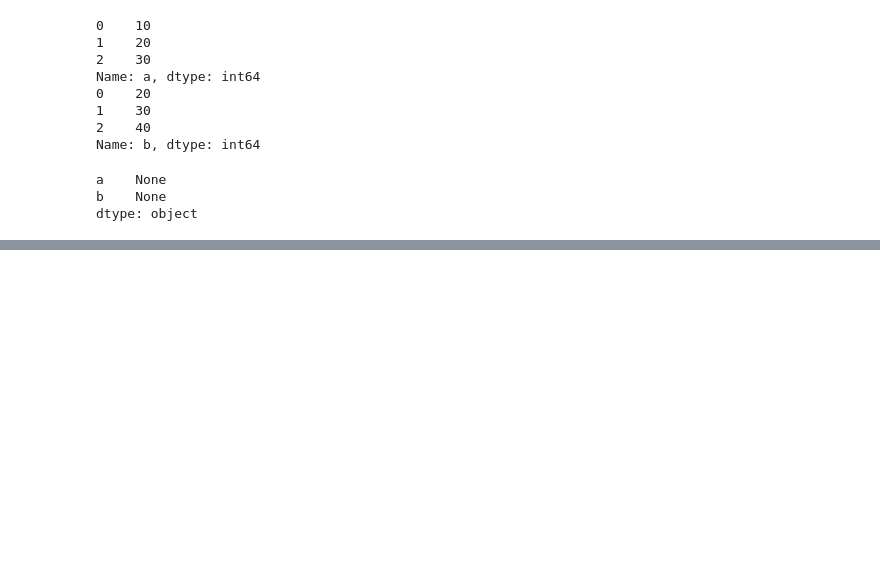
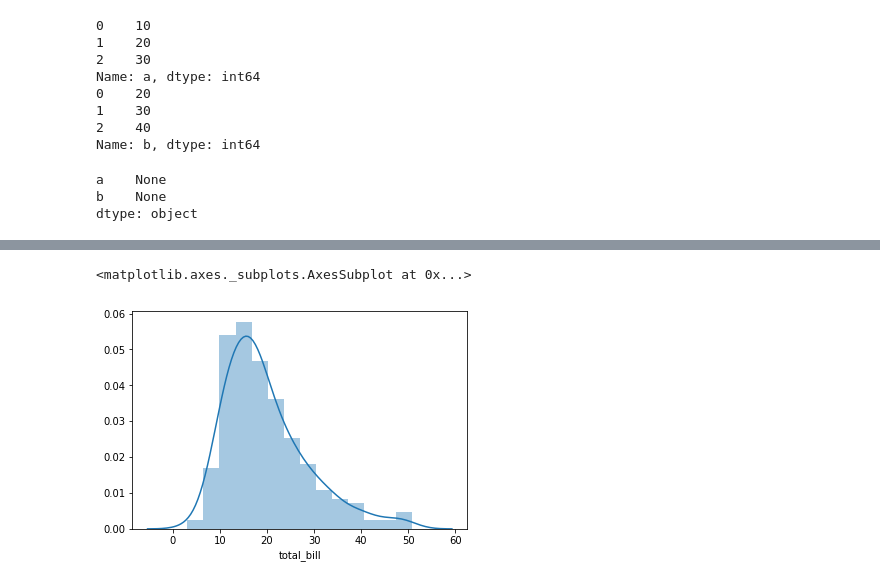
Before and after one commit to nikomc/Interactives_Python, a Jupyter notebook: py_practice/pandas_practice.ipynb, the cells around one changed output, grey strips where cells are left out. Drawn from its saved outputs; the diff is of its cells as text; code cells hidden in the pictures; blank space fills up the shorter version.

```diff
--- a/py_practice/pandas_practice.ipynb
+++ b/py_practice/pandas_practice.ipynb
@@ -646,0 +803,5 @@ dtype: object
+# %%
+sns.distplot(tips.total_bill)
+# %% [output]
+<matplotlib.axes._subplots.AxesSubplot at 0x...>
+[figure, added]
```
Also changed, not shown: parts of 38 cells of this notebook, 1 other file.
